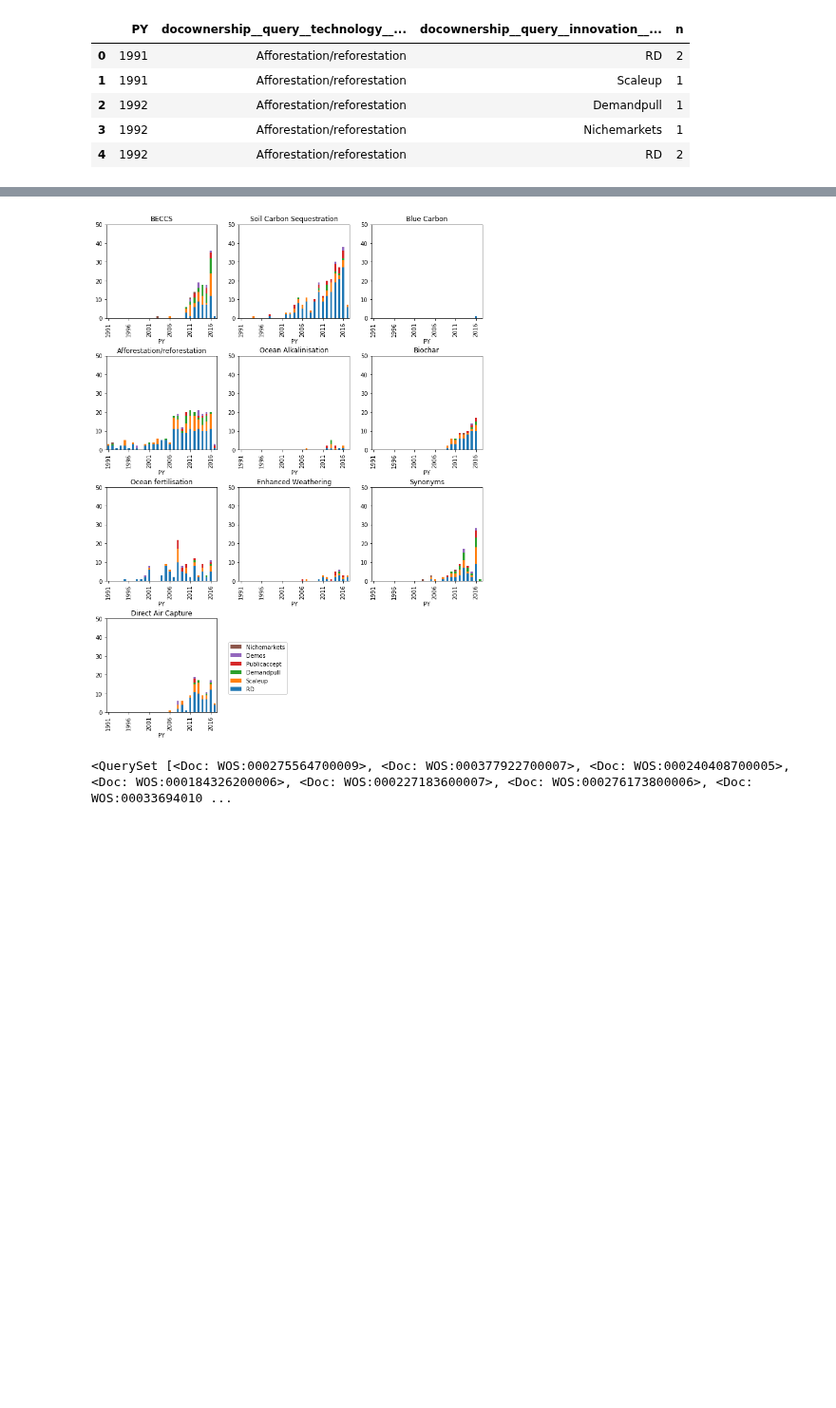
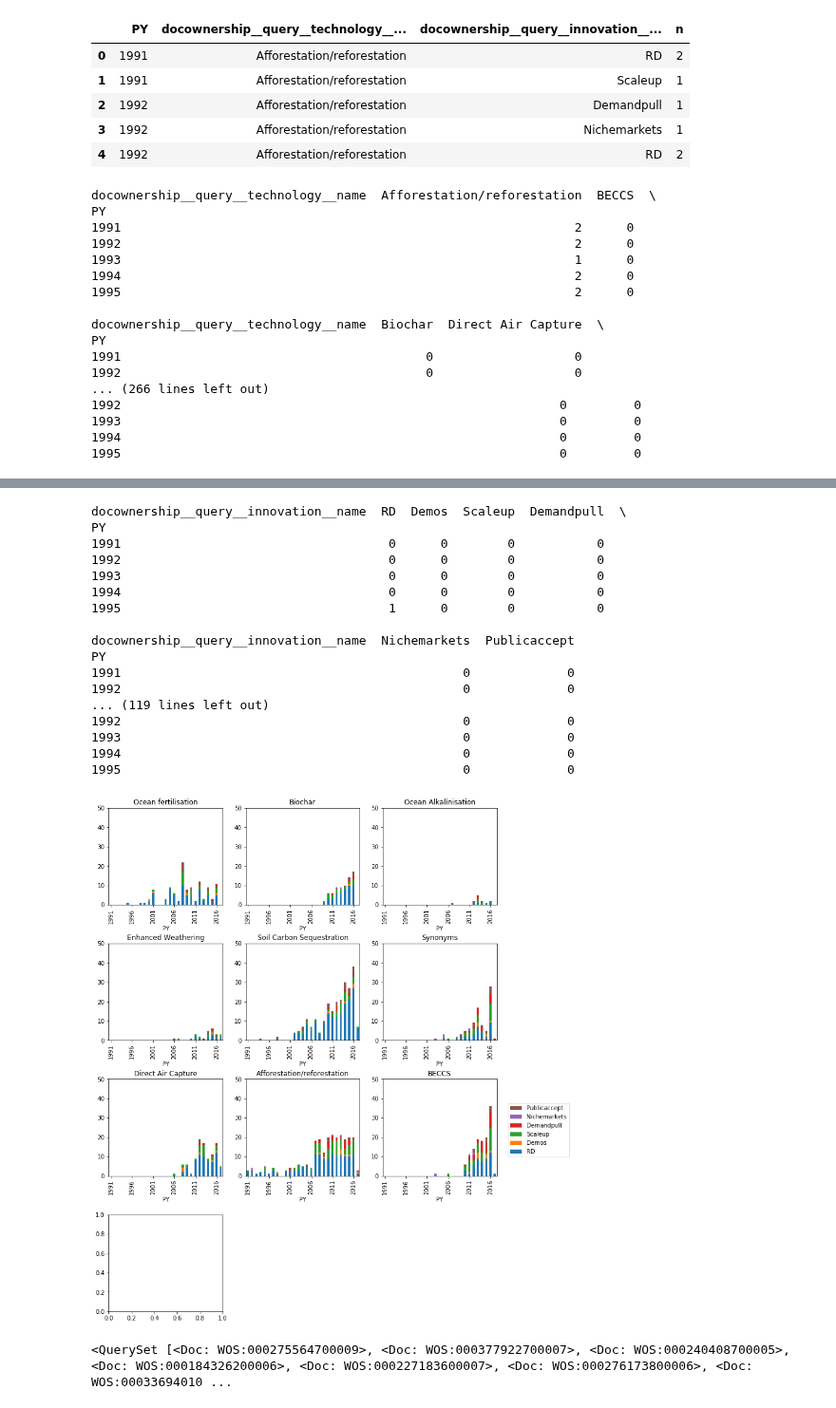
Before and after one commit to mcc-apsis/NETs-review, a Jupyter notebook: NETs graphs.ipynb, the cells around one changed output, grey strips where cells are left out. Shown at 95% size. Saved outputs shown, nothing was run; the diff lists cells and outputs as text; code cells hidden in the pictures; blank space fills up the shorter version.

Commit message:
update plots for Greg

```diff
--- a/NETs graphs.ipynb
+++ b/NETs graphs.ipynb
@@ -684,4 +647,7 @@ writer.save()
 # %%
+alldocs = alldocs[alldocs['docownership__query__technology__name']!="Blue Carbon"]
+alldocs = alldocs[alldocs['docownership__query__technology__name']!="Geological Storage"]
+
 byyear = alldocs.groupby(['PY','docownership__query__technology__name','docownership__query__innovation__name'])
 byyear = byyear.count()
 byyear = byyear.reset_index()
@@ -727,11 +693,11 @@ for x in reindexes:
 pt['docownership__query__innovation__name'] = pd.Categorical(pt['docownership__query__innovation__name'],
                                                             [
                                                                 "RD",
+                                                                "Demos",
                                                                 "Scaleup",
                                                                 "Demandpull",
-                                                                "Publicaccept",
-                                                                "Demos",
-                                                                "Nichemarkets"
+                                                                "Nichemarkets",
+                                                                "Publicaccept"
                                                             ])
 
 pt = pt.sort_values(['PY','docownership__query__innovation__name'])
@@ -767,7 +735,7 @@ for x in groupings:
                 index=['PY']
             )
 
-            table.plot.bar(ax=ax,stacked=True,legend=False,title=key)
+            table.plot.bar(ax=ax,stacked=True,legend=False,title=key, sort_columns=True)
 
             #l = ax.legend()
 
@@ -810,3 +778,20 @@ for x in groupings:
     plt.savefig('plots/1_1_{}_2.png'.format(f),bbox_inches='tight')
     plt.show()
 # %% [output]
+docownership__query__technology__name  Afforestation/reforestation  BECCS  \
+PY
+1991                                                             2      0
+1992                                                             2      0
+1993                                                             1      0
+1994                                                             2      0
+1995                                                             2      0
+
+docownership__query__technology__name  Biochar  Direct Air Capture  \
+PY
+1991                                         0                   0
+1992                                         0                   0
+... (266 lines left out)
+1992                                                           0         0
+1993                                                           0         0
+1994                                                           0         0
+1995                                                           0         0
@@ -814,4 +799,21 @@ for x in groupings:
+docownership__query__innovation__name  RD  Demos  Scaleup  Demandpull  \
+PY
+1991                                    0      0        0           0
+1992                                    0      0        0           0
+1993                                    0      0        0           0
+1994                                    0      0        0           0
+1995                                    1      0        0           0
+
+docownership__query__innovation__name  Nichemarkets  Publicaccept
+PY
+1991                                              0             0
+1992                                              0             0
+... (119 lines left out)
+1992                                              0             0
+1993                                              0             0
+1994                                              0             0
+1995                                              0             0
-[figure, old version]
+[figure, new version]
 # %%
 alliratdocs
 # %% [output]
```
Also changed, not shown: parts of 14 cells of this notebook, 3 other files.
